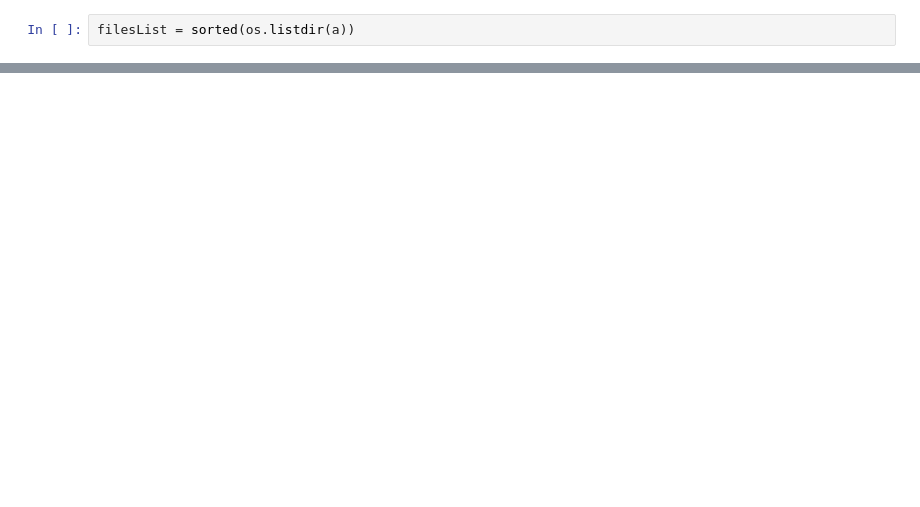
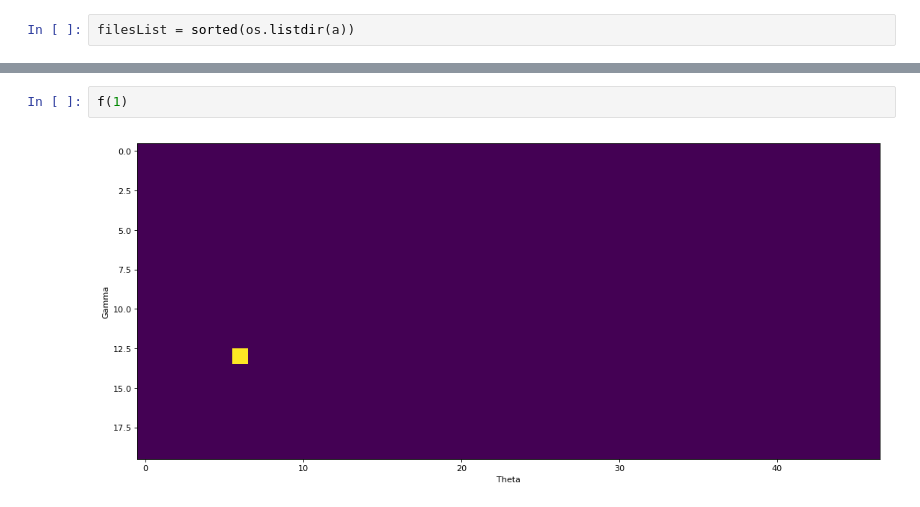
Before and after one commit to acuzzio/GridQuantumPropagator, a Jupyter notebook: Scripts/Heatmaps2d.ipynb, the cells around one changed output, grey strips where cells are left out. Saved outputs shown, nothing was run; the diff lists cells and outputs as text; blank space fills up the shorter version.

```diff
--- a/Scripts/Heatmaps2d.ipynb
+++ b/Scripts/Heatmaps2d.ipynb
@@ -34,0 +55,4 @@ interactive(children=(IntSlider(value=0, description='x', max=313), Output()), _
+# %%
+f(1)
+# %% [output]
+[figure, added]
```
Also changed, not shown: parts of 8 cells of this notebook, 5 other files.
